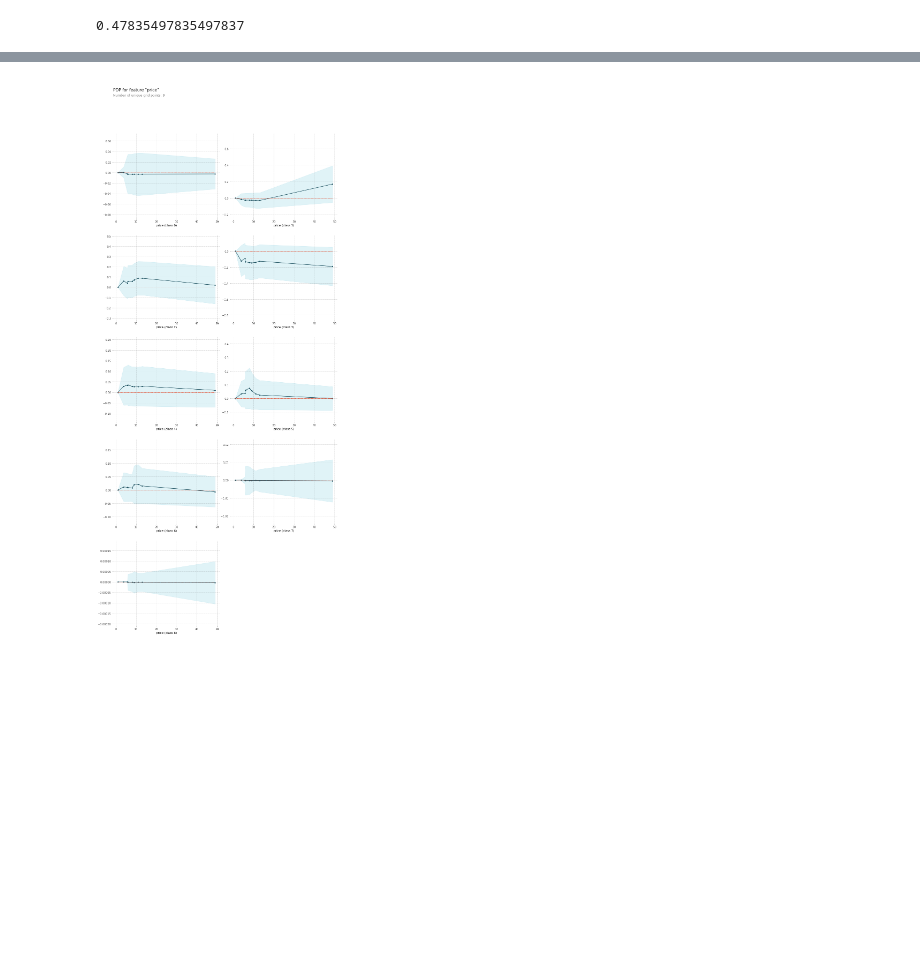
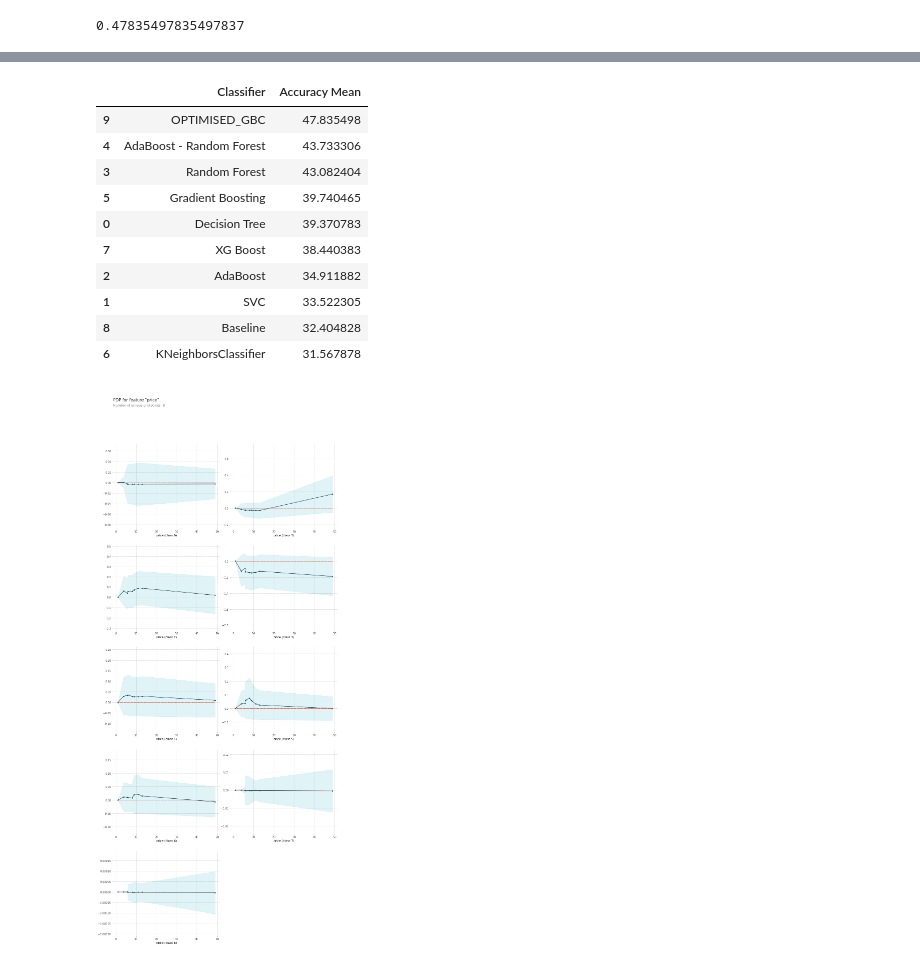
Before and after one commit to LeeVvin/AIB_Project2, a Jupyter notebook: Project2_AIB16_이빈.ipynb, the cells around one changed output, grey strips where cells are left out. Drawn from its saved outputs; the diff is of its cells as text; code cells hidden in the pictures; blank space fills up the shorter version.

```diff
--- a/Project2_AIB16_이빈.ipynb
+++ b/Project2_AIB16_이빈.ipynb
@@ -689,3 +692,7 @@ accuracy_df.sort_values('Accuracy Mean',ascending=False)
 | 2 | AdaBoost | 34.911882 |
 | 1 | SVC | 33.522305 |
 | 6 | KNeighborsClassifier | 31.567878 |
+# %%
+accuracy_df.loc[8] = ['Baseline',accuracy_score(y_train,y_pred)*100]
+accuracy_df_sort = accuracy_df.sort_values(by='Accuracy Mean', ascending = False)
+accuracy_df_sort
@@ -762,3 +757,19 @@ Successfully installed shap-0.41.0 slicer-0.0.7
+# %%
+accuracy_df.loc[9] = ['OPTIMISED_GBC',accuracy_score(y_test, y_pred_GBC)*100]
+accuracy_df_sort = accuracy_df.sort_values(by='Accuracy Mean', ascending = False)
+accuracy_df_sort
+# %% [output]
+|  | Classifier | Accuracy Mean |
+| 9 | OPTIMISED_GBC | 47.835498 |
+| 4 | AdaBoost - Random Forest | 43.733306 |
+| 3 | Random Forest | 43.082404 |
+| 5 | Gradient Boosting | 39.740465 |
+| 0 | Decision Tree | 39.370783 |
+| 7 | XG Boost | 38.440383 |
+| 2 | AdaBoost | 34.911882 |
+| 1 | SVC | 33.522305 |
+| 8 | Baseline | 32.404828 |
+| 6 | KNeighborsClassifier | 31.567878 |
 # %%
 %%capture
 
```
Also changed, not shown: parts of 5 cells of this notebook.
